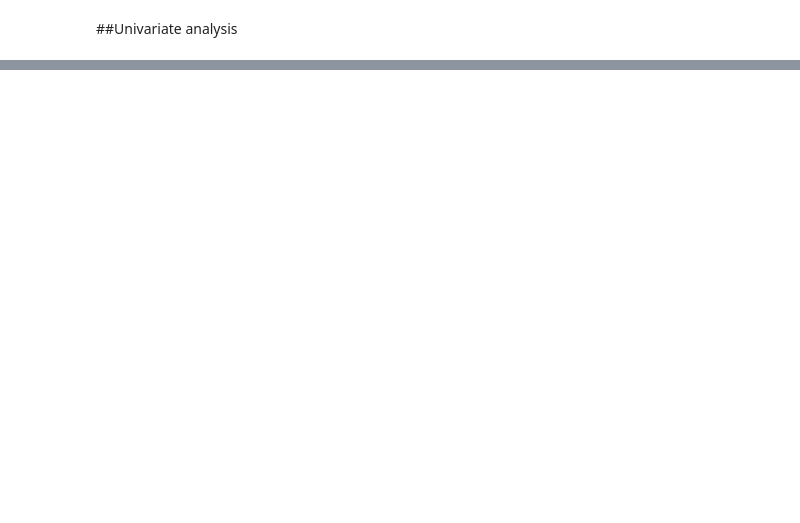
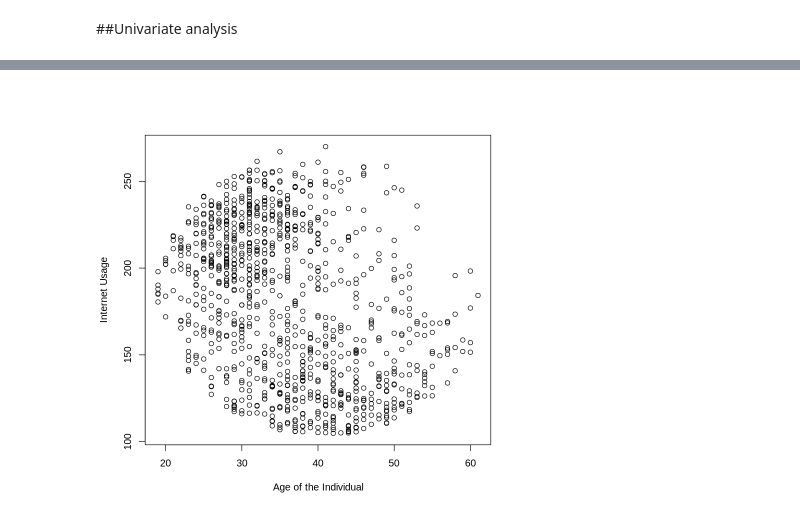
Before and after one commit to abdullatif14/R_project_week12, a Jupyter notebook: R_project.ipynb, the cells around one changed output, grey strips where cells are left out. Drawn from its saved outputs; the diff is of its cells as text; code cells hidden in the pictures; blank space fills up the shorter version.

```diff
--- a/R_project.ipynb
+++ b/R_project.ipynb
@@ -59,0 +287,6 @@ ERROR: ignored
+# %%
+# lets get the correlation between the time spent on the site and clicking on the ad
+
+Daily.Time.Spent.on.Site <- ad$Daily.Time.Spent.on.Site
+Age <- ad$Age
+cor(Daily.Time.Spent.on.Site, Age)
@@ -59,0 +295,6 @@ ERROR: ignored
+# %%
+#Checking the correlation of daily internet usage and clicked on ad
+
+Clicked.on.Ad <- ad$Clicked.on.Ad
+Daily.Internet.Usage <- ad$Daily.Internet.Usage
+cor(Clicked.on.Ad, Daily.Internet.Usage)
@@ -59,0 +303,5 @@ ERROR: ignored
+# %%
+# Checking the correlation of the area income and the daily internet usage
+Area.Income <- ad$Area.Income
+Daily.Internet.Usage <- ad$Daily.Internet.Usage
+cor(Daily.Internet.Usage,Area.Income)
@@ -59,0 +310,5 @@ ERROR: ignored
+# %%
+#Correlation of daily time spent on site and Daily.Internet.Usage.
+Daily.Internet.Usage <- ad$Daily.Internet.Usage
+Daily.Time.Spent.on.Site <- ad$Daily.Time.Spent.on.Site
+cor(Daily.Time.Spent.on.Site, Daily.Internet.Usage)
@@ -59,0 +324,5 @@ ERROR: ignored
+# %%
+# plotting a scatter on the age againt the internet usage
+plot(Age, Daily.Internet.Usage, xlab="Age of the Individual", ylab="Internet Usage")
+# %% [output]
+[figure, added]
```
Also changed, not shown: parts of 35 cells of this notebook.
